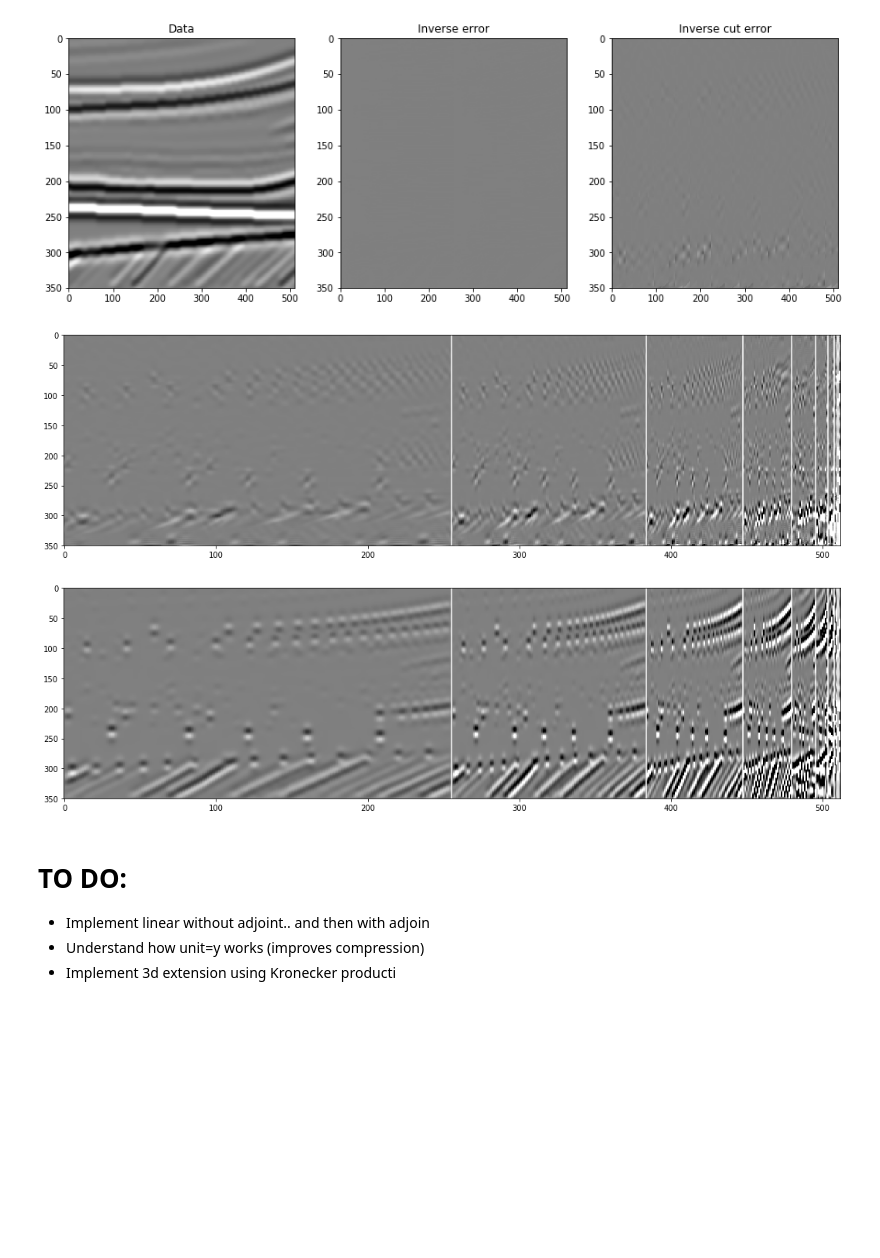
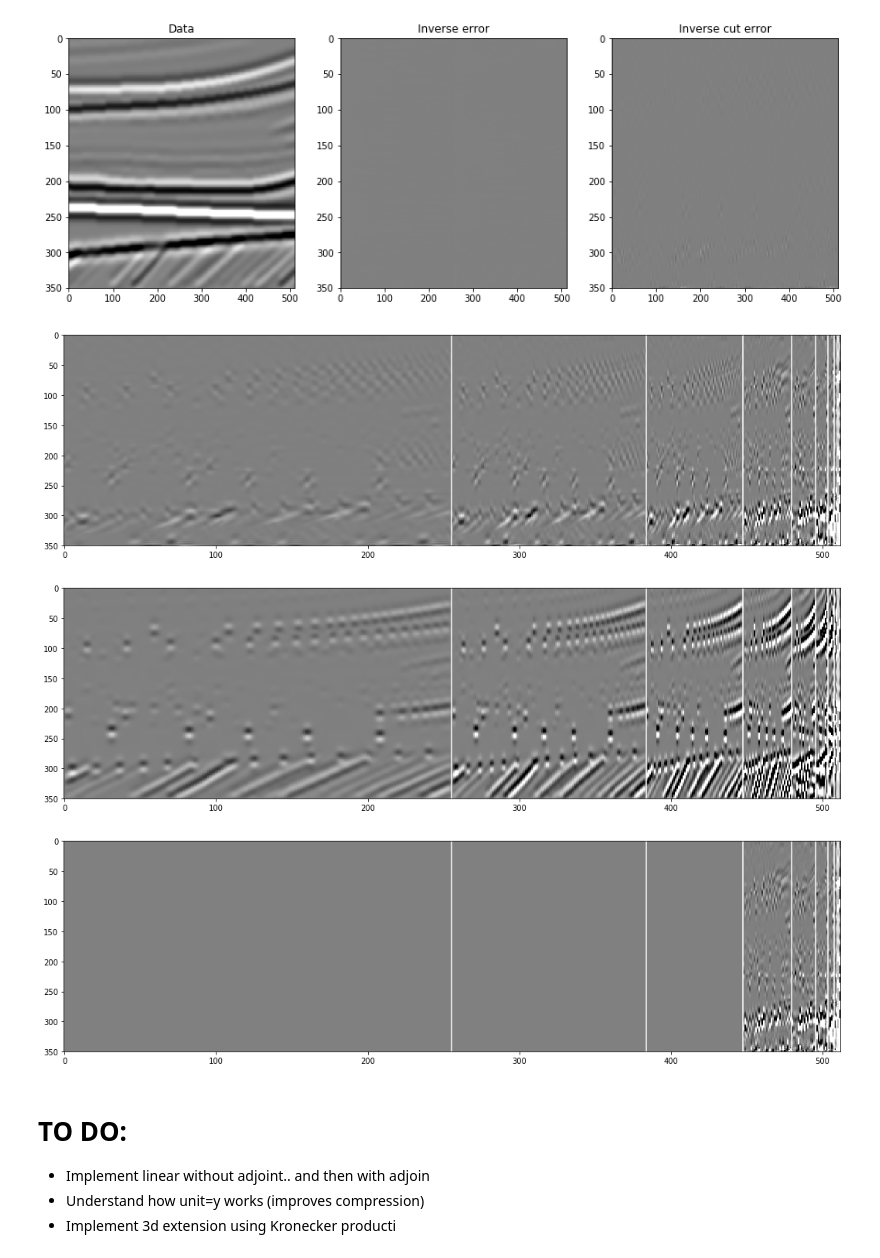
Before and after one commit to PyLops/pylops_notebooks, a Jupyter notebook: developement/Seislet.ipynb, the cells around one changed output. Drawn from its saved outputs; the diff is of its cells as text; code cells hidden in the pictures; blank space fills up the shorter version.

```diff
--- a/developement/Seislet.ipynb
+++ b/developement/Seislet.ipynb
@@ -436,11 +438,10 @@ plt.colorbar(im, ax=axs[1]);
 [figure]
 # %%
 # Mimic Wavelet transform as Seislet without slopes
-Wop = Seislet(np.zeros_like(slope), sampling=(dt, dx))
-Sop = Seislet(slope, sampling=(dt, dx))
+Wop = Seislet(np.zeros_like(slope.T), sampling=(dx, dt))
+Sop = Seislet(slope.T, sampling=(dx, dt))
 
 dwt = Wop * d.ravel()
-
 seis = Sop * d.ravel()
 drec = Sop.inverse(seis)
 
@@ -449,36 +450,35 @@ nlevels_max = int(np.log2(nx))
 levels_size = np.flip(np.array([2 ** i for i in range(nlevels_max)]))
 levels_cum = np.cumsum(levels_size)
 
-seis = seis.reshape(nt, nx)
+seis = seis.reshape(nx, nt)
 seis1 = seis.copy()
-seis1[:, :levels_cum[3]] = 0
+seis1[:levels_cum[2]] = 0
 drec1 = Sop.inverse(seis1.ravel())
 
-dwt = dwt.reshape(nt, nx)
-drec = drec.reshape(nt, nx)
-drec1 = drec1.reshape(nt, nx)
+dwt = dwt.reshape(nx, nt)
+drec = drec.reshape(nx, nt)
+drec1 = drec1.reshape(nx, nt)
 
-clip = 1e3
-
+clip = 1e2
 fig, axs = plt.subplots(1, 3, figsize=(15, 5))
-axs[0].imshow(d, cmap='gray', vmin=-clip, vmax=clip)
+axs[0].imshow(d.T, cmap='gray', vmin=-clip, vmax=clip)
 axs[0].set_title('Data')
 axs[0].axis('tight')
-axs[1].imshow(drec, cmap='gray', vmin=-clip, vmax=clip)
+axs[1].imshow(drec.T, cmap='gray', vmin=-clip, vmax=clip)
 axs[1].set_title('Inverse')
 axs[1].axis('tight')
-axs[2].imshow(drec1, cmap='gray', vmin=-clip, vmax=clip)
+axs[2].imshow(drec1.T, cmap='gray', vmin=-clip, vmax=clip)
 axs[2].set_title('Inverse cut')
 axs[2].axis('tight')
 
 fig, axs = plt.subplots(1, 3, figsize=(15, 5))
-axs[0].imshow(d, cmap='gray', vmin=-clip, vmax=clip)
+axs[0].imshow(d.T, cmap='gray', vmin=-clip, vmax=clip)
 axs[0].set_title('Data')
 axs[0].axis('tight')
-axs[1].imshow(d-drec, cmap='gray', vmin=-clip, vmax=clip)
+axs[1].imshow(d.T-drec.T, cmap='gray', vmin=-clip, vmax=clip)
 axs[1].set_title('Inverse error')
 axs[1].axis('tight')
-axs[2].imshow(d-drec1, cmap='gray', vmin=-clip, vmax=clip)
+axs[2].imshow(d.T-drec1.T, cmap='gray', vmin=-clip, vmax=clip)
 axs[2].set_title('Inverse cut error')
 axs[2].axis('tight')
 # %% [output]
@@ -488,20 +488,27 @@ axs[2].axis('tight')
 # %%
 clip = 1e2
 
 plt.figure(figsize=(18, 5))
-plt.imshow(seis, cmap='gray', vmin=-clip, vmax=clip)
+plt.imshow(seis.T, cmap='gray', vmin=-clip, vmax=clip)
 for level in levels_cum:
     plt.axvline(level-0.5, color='w')
 plt.axis('tight')
 
 plt.figure(figsize=(18, 5))
-plt.imshow(dwt, cmap='gray', vmin=-clip, vmax=clip)
+plt.imshow(dwt.T, cmap='gray', vmin=-clip, vmax=clip)
 for level in levels_cum:
     plt.axvline(level-0.5, color='w')
 plt.axis('tight');
+
+plt.figure(figsize=(18, 5))
+plt.imshow(seis1.T, cmap='gray', vmin=-clip, vmax=clip)
+for level in levels_cum:
+    plt.axvline(level-0.5, color='w')
+plt.axis('tight');
 # %% [output]
 [figure]
 [figure]
+[figure, added]
 # %% [markdown]
 # TO DO:
 
```
Also changed, not shown: parts of 13 cells of this notebook, 1 other file.
